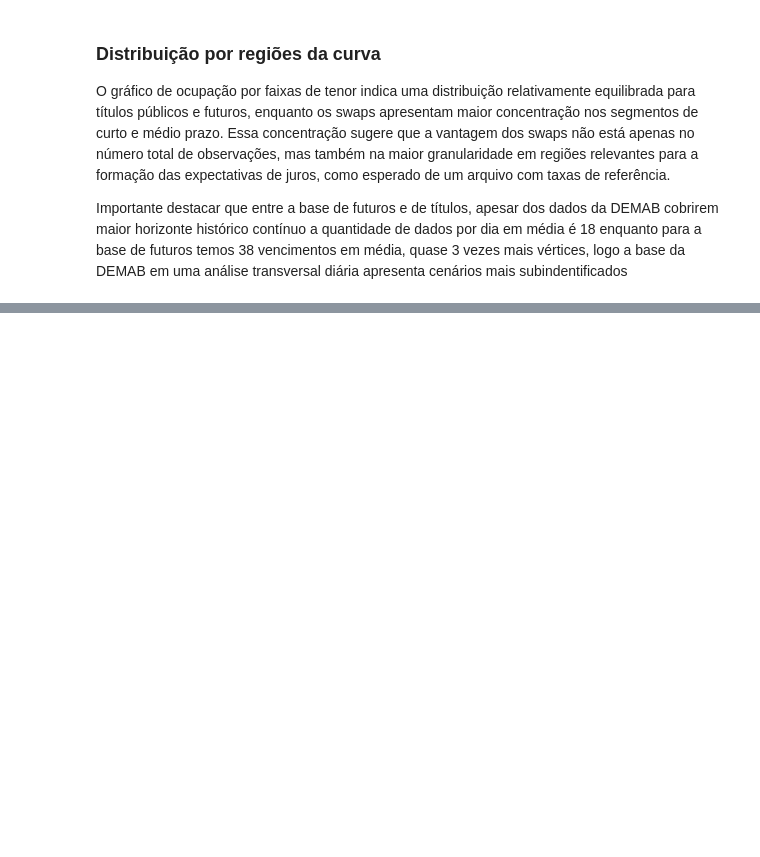
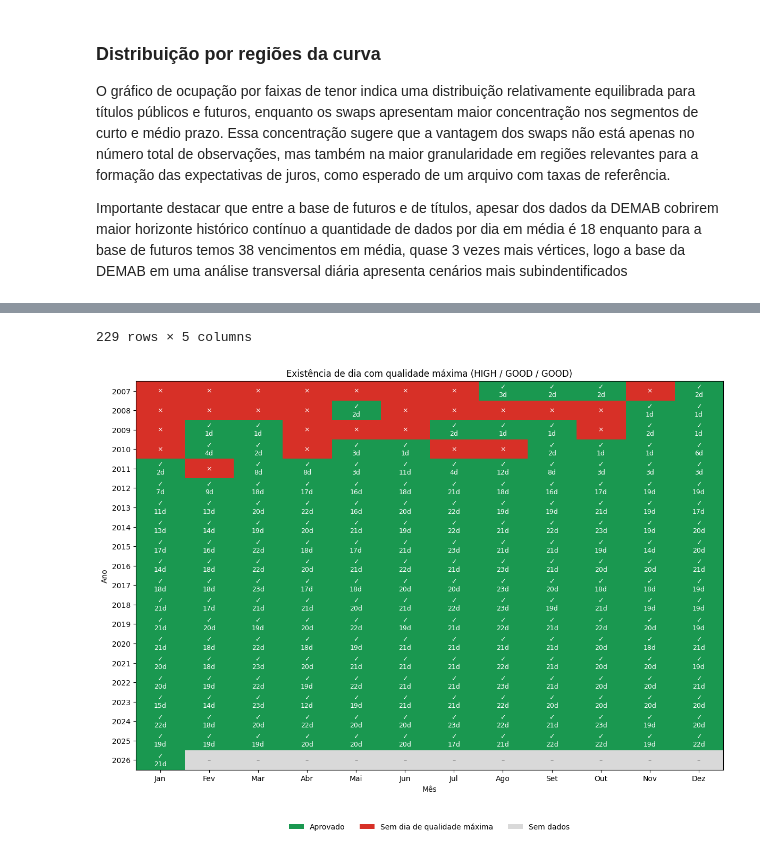
Before and after one commit to JuanRocha01/ML-ETTJ26, a Jupyter notebook: study/curve factory/data_quality.ipynb, the cells around one changed output, grey strips where cells are left out. Saved outputs shown, nothing was run; the diff lists cells and outputs as text; code cells hidden in the pictures; blank space fills up the shorter version.

```diff
--- a/study/curve factory/data_quality.ipynb
+++ b/study/curve factory/data_quality.ipynb
@@ -381,3 +397,18 @@ plt.tight_layout()
 O gráfico de ocupação por faixas de tenor indica uma distribuição relativamente equilibrada para títulos públicos e futuros, enquanto os swaps apresentam maior concentração nos segmentos de curto e médio prazo. Essa concentração sugere que a vantagem dos swaps não está apenas no número total de observações, mas também na maior granularidade em regiões relevantes para a formação das expectativas de juros, como esperado de um arquivo com taxas de referência.
 
 Importante destacar que entre a base de futuros e de títulos, apesar dos dados da DEMAB cobrirem maior horizonte histórico contínuo a quantidade de dados por dia em média é 18 enquanto para a base de futuros temos 38 vencimentos em média, quase 3 vezes mais vértices, logo a base da DEMAB em uma análise transversal diária apresenta cenários mais subindentificados
+# %%
+from ml_ettj26.analytics.public_bonds_quality import (
+    plotar_qualidade_maxima_mensal,
+    verificar_qualidade_maxima_mensal,
+)
+
+resumo = verificar_qualidade_maxima_mensal(df_candidates)
+
+todos_os_meses_aprovados = resumo["mes_aprovado"].all()
+
+display(resumo)
+
+plotar_qualidade_maxima_mensal(resumo)
+plt.show()
+# %% [output]
@@ -383,0 +427,2 @@ Importante destacar que entre a base de futuros e de títulos, apesar dos dados
+229 rows × 5 columns
+[figure, added]
```
Also changed, not shown: parts of 46 cells of this notebook, 3 other files.
